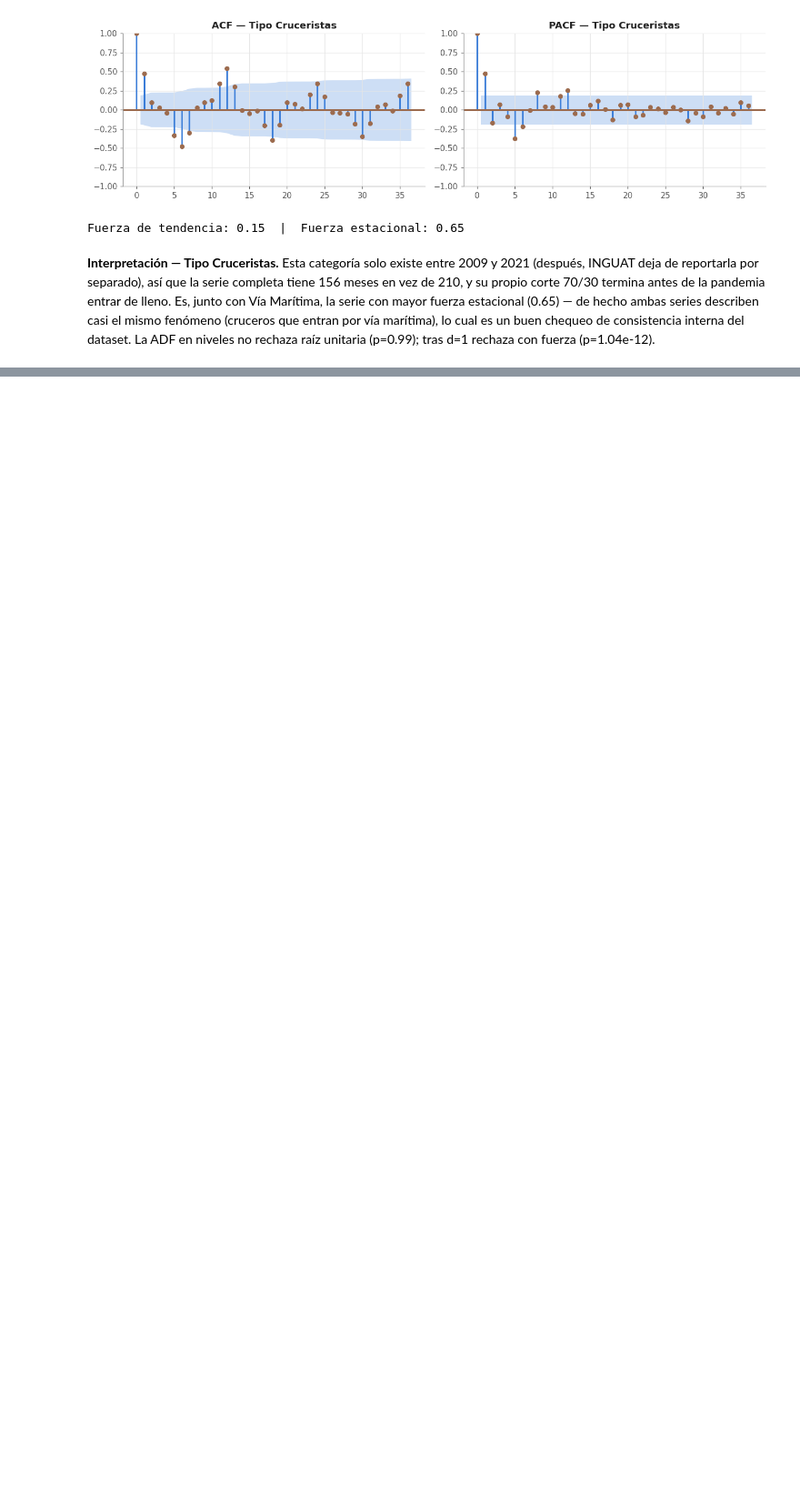
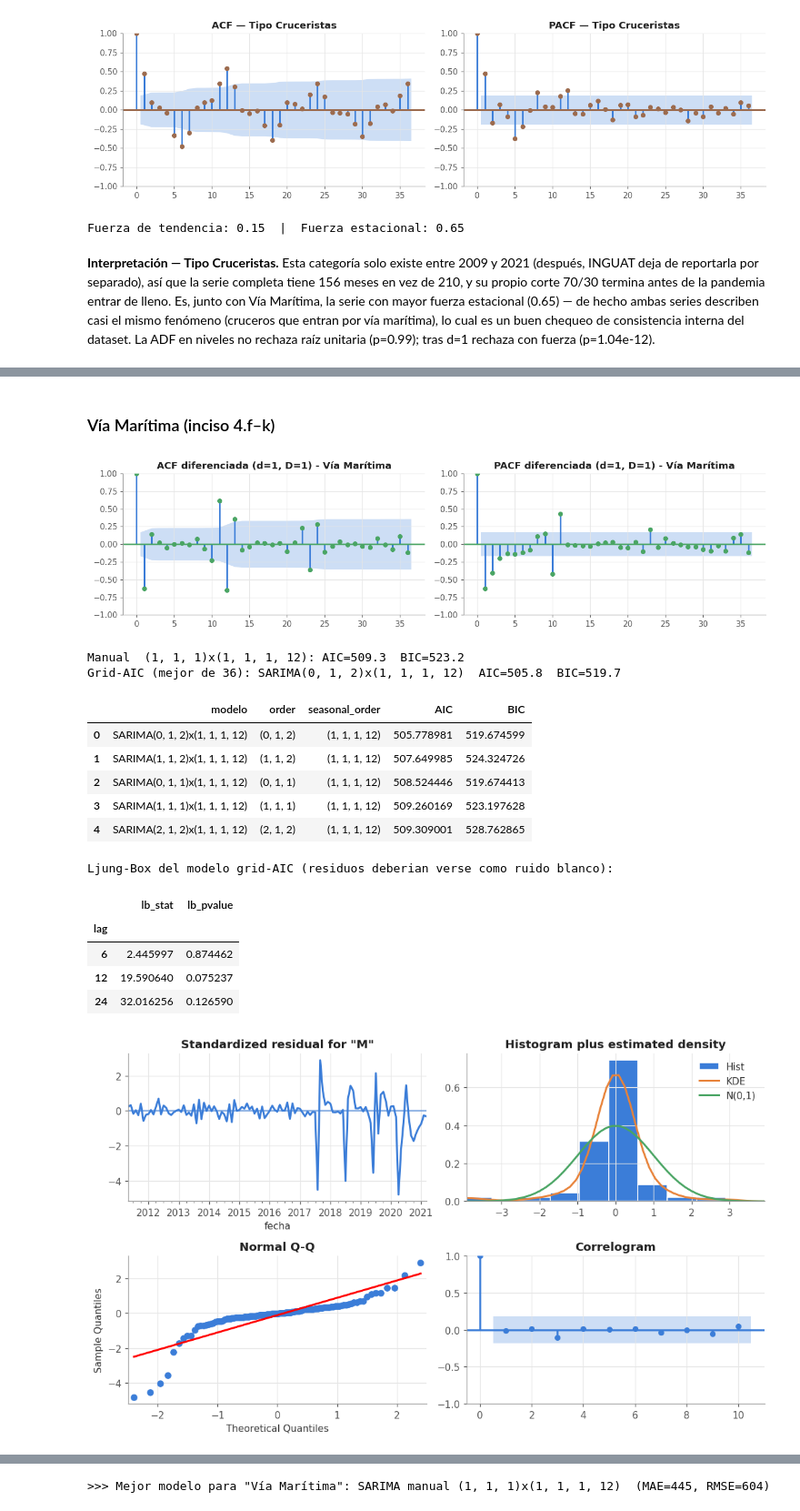
Before and after one commit to Dulce2004/CC3084-Data_Science, a Jupyter notebook: 03_modelado_prediccion/notebooks/03_modelado.ipynb, the cells around one changed output, grey strips where cells are left out. Shown at 91% size. Drawn from its saved outputs; the diff is of its cells as text; code cells hidden in the pictures; blank space fills up the shorter version.

```diff
--- a/03_modelado_prediccion/notebooks/03_modelado.ipynb
+++ b/03_modelado_prediccion/notebooks/03_modelado.ipynb
@@ -165,0 +378,21 @@ La ADF en niveles no rechaza raíz unitaria (p=0.99); tras d=1 rechaza con fuerz
+# %% [markdown]
+### Vía Marítima (inciso 4.f–k)
+# %%
+res_via_maritima = modelar_serie('Vía Marítima', 'Vía: Marítima', 'via_maritima', P['verde'], d=1, D=1)
+# %% [output]
+[figure, added]
+Manual  (1, 1, 1)x(1, 1, 1, 12): AIC=509.3  BIC=523.2
+Grid-AIC (mejor de 36): SARIMA(0, 1, 2)x(1, 1, 1, 12)  AIC=505.8  BIC=519.7
+|  | modelo | order | seasonal_order | AIC | BIC |
+| 0 | SARIMA(0, 1, 2)x(1, 1, 1, 12) | (0, 1, 2) | (1, 1, 1, 12) | 505.778981 | 519.674599 |
+| 1 | SARIMA(1, 1, 2)x(1, 1, 1, 12) | (1, 1, 2) | (1, 1, 1, 12) | 507.649985 | 524.324726 |
+| 2 | SARIMA(0, 1, 1)x(1, 1, 1, 12) | (0, 1, 1) | (1, 1, 1, 12) | 508.524446 | 519.674413 |
+| 3 | SARIMA(1, 1, 1)x(1, 1, 1, 12) | (1, 1, 1) | (1, 1, 1, 12) | 509.260169 | 523.197628 |
+| 4 | SARIMA(2, 1, 2)x(1, 1, 1, 12) | (2, 1, 2) | (1, 1, 1, 12) | 509.309001 | 528.762865 |
+Ljung-Box del modelo grid-AIC (residuos deberian verse como ruido blanco):
+|  | lb_stat | lb_pvalue |
+| lag |  |  |
+| 6 | 2.445997 | 0.874462 |
+| 12 | 19.590640 | 0.075237 |
+| 24 | 32.016256 | 0.126590 |
+[figure, added]
@@ -165,0 +407 @@ La ADF en niveles no rechaza raíz unitaria (p=0.99); tras d=1 rechaza con fuerz
+>>> Mejor modelo para "Vía Marítima": SARIMA manual (1, 1, 1)x(1, 1, 1, 12)  (MAE=445, RMSE=604)
```
Also changed, not shown: parts of 25 cells of this notebook, 13 other files.
